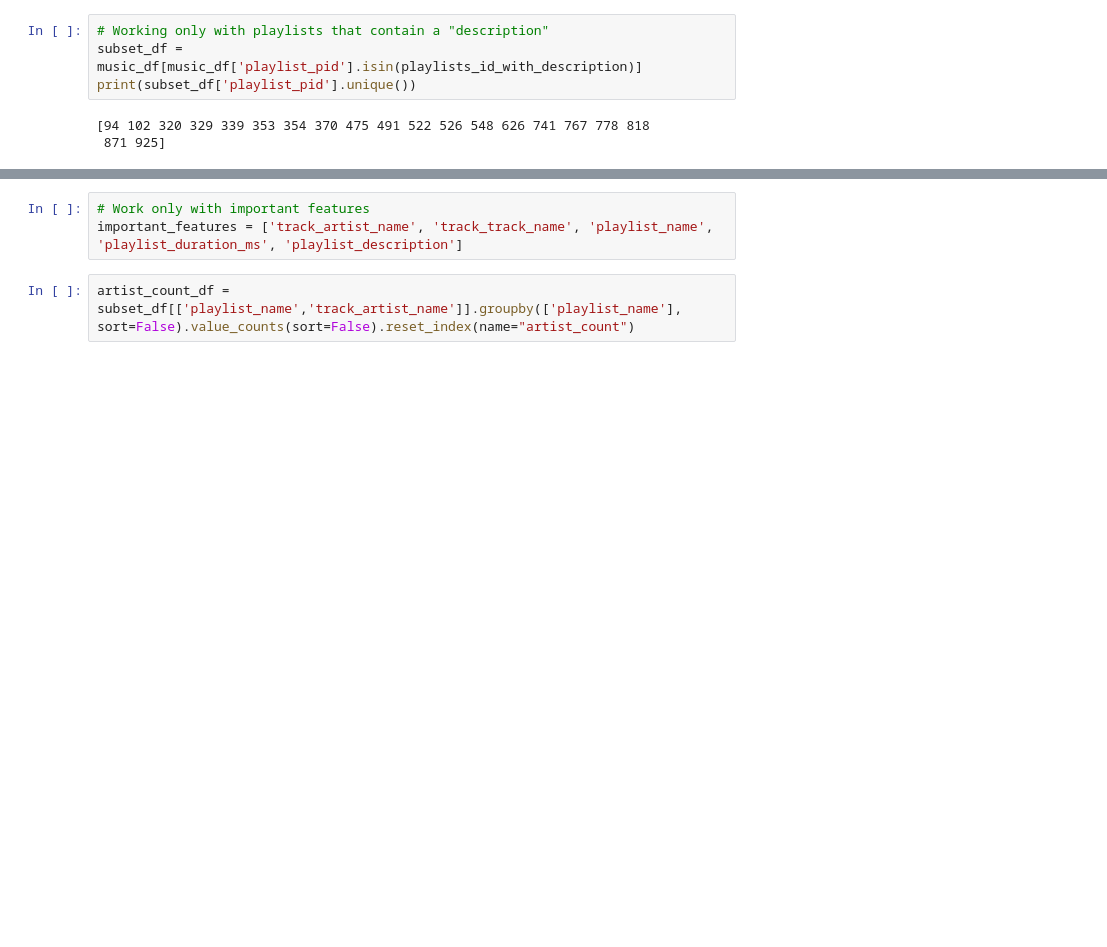
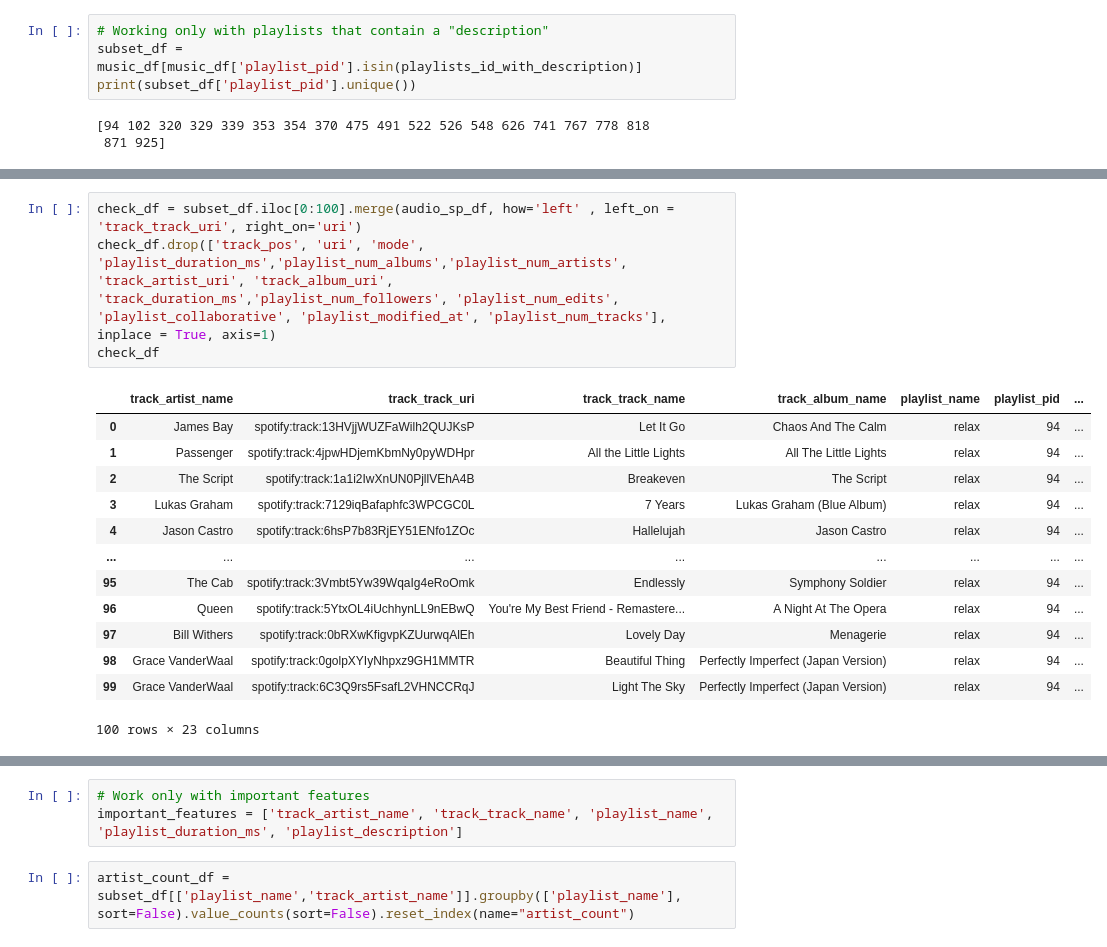
Before and after one commit to Ernek/song_recommender, a Jupyter notebook: exploratory_data_analysis.ipynb, the cells around one changed output, grey strips where cells are left out. Drawn from its saved outputs; the diff is of its cells as text; blank space fills up the shorter version.

```diff
--- a/exploratory_data_analysis.ipynb
+++ b/exploratory_data_analysis.ipynb
@@ -157,0 +169,18 @@ print('Number of unique artists: ', len(subset_df['track_artist_name'].unique())
+# %%
+check_df = subset_df.iloc[0:100].merge(audio_sp_df, how='left' , left_on = 'track_track_uri', right_on='uri')
+check_df.drop(['track_pos', 'uri', 'mode', 'playlist_duration_ms','playlist_num_albums','playlist_num_artists',  'track_artist_uri', 'track_album_uri', 'track_duration_ms','playlist_num_followers', 'playlist_num_edits', 'playlist_collaborative', 'playlist_modified_at', 'playlist_num_tracks'], inplace = True, axis=1)
+check_df
+# %% [output]
+|  | track_artist_name | track_track_uri | track_track_name | track_album_name | playlist_name | playlist_pid | ... |
+| 0 | James Bay | spotify:track:13HVjjWUZFaWilh2QUJKsP | Let It Go | Chaos And The Calm | relax | 94 | ... |
+| 1 | Passenger | spotify:track:4jpwHDjemKbmNy0pyWDHpr | All the Little Lights | All The Little Lights | relax | 94 | ... |
+| 2 | The Script | spotify:track:1a1i2IwXnUN0PjllVEhA4B | Breakeven | The Script | relax | 94 | ... |
+| 3 | Lukas Graham | spotify:track:7129iqBafaphfc3WPCGC0L | 7 Years | Lukas Graham (Blue Album) | relax | 94 | ... |
+| 4 | Jason Castro | spotify:track:6hsP7b83RjEY51ENfo1ZOc | Hallelujah | Jason Castro | relax | 94 | ... |
+| ... | ... | ... | ... | ... | ... | ... | ... |
+| 95 | The Cab | spotify:track:3Vmbt5Yw39WqaIg4eRoOmk | Endlessly | Symphony Soldier | relax | 94 | ... |
+| 96 | Queen | spotify:track:5YtxOL4iUchhynLL9nEBwQ | You're My Best Friend - Remastere... | A Night At The Opera | relax | 94 | ... |
+| 97 | Bill Withers | spotify:track:0bRXwKfigvpKZUurwqAlEh | Lovely Day | Menagerie | relax | 94 | ... |
+| 98 | Grace VanderWaal | spotify:track:0golpXYIyNhpxz9GH1MMTR | Beautiful Thing | Perfectly Imperfect (Japan Version) | relax | 94 | ... |
+| 99 | Grace VanderWaal | spotify:track:6C3Q9rs5FsafL2VHNCCRqJ | Light The Sky | Perfectly Imperfect (Japan Version) | relax | 94 | ... |
+100 rows × 23 columns
```
Also changed, not shown: parts of 13 cells of this notebook.
